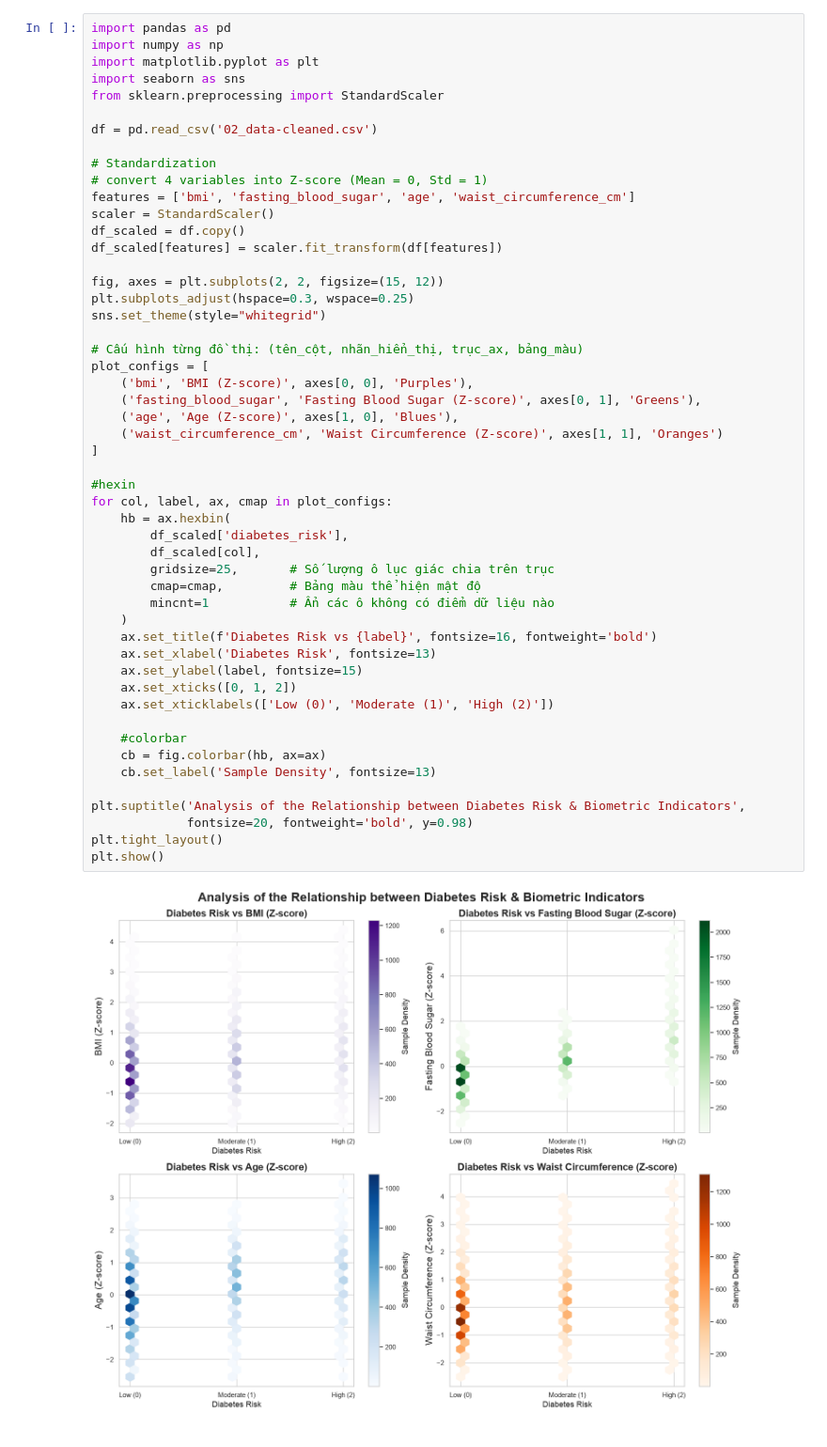
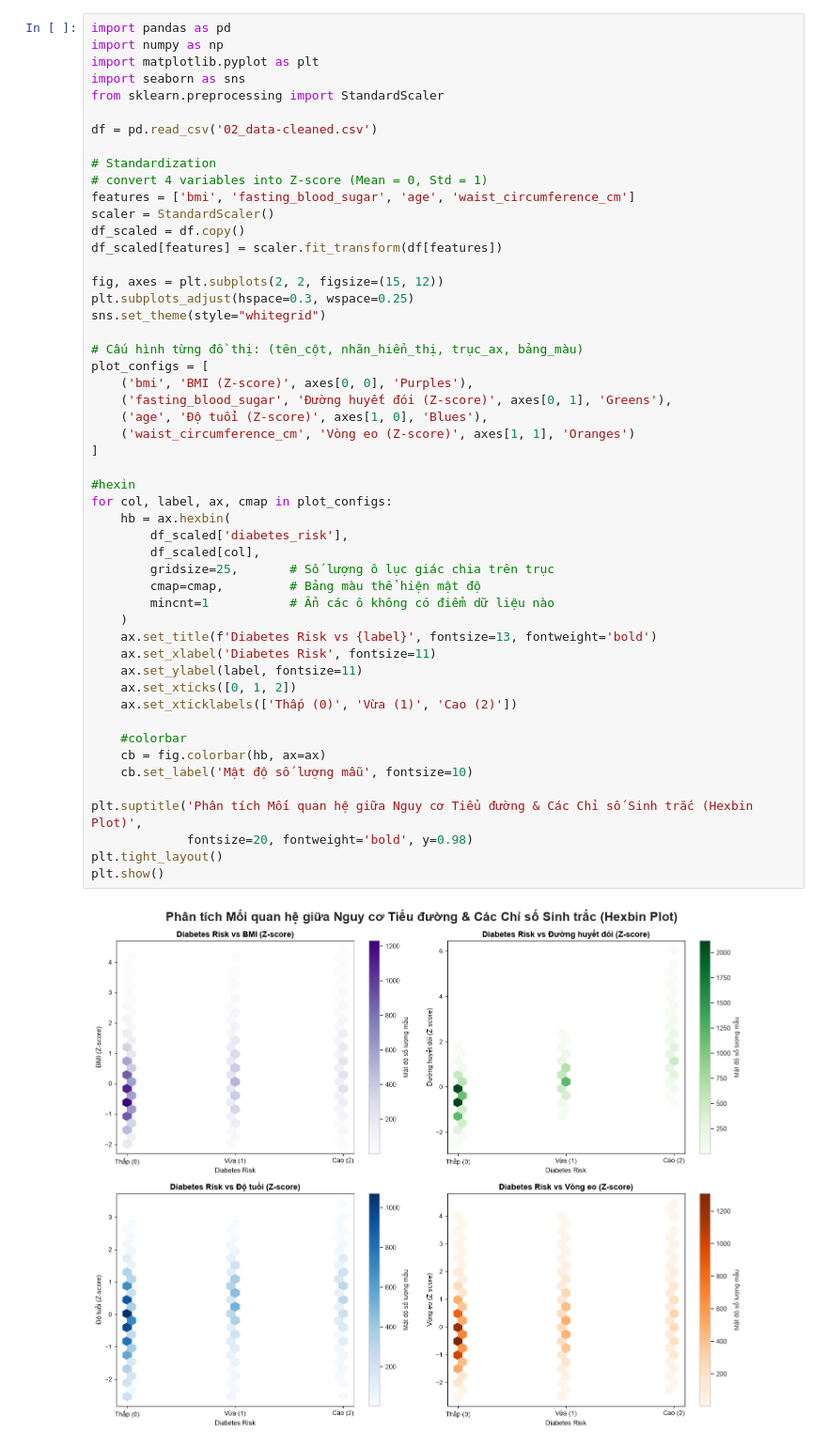
Before and after one commit to AramNguyen/Diabetes_Risk_Analysis, a Jupyter notebook: graphs.ipynb, the cells around one changed output. Shown at 94% size. Saved outputs shown, nothing was run; the diff lists cells and outputs as text.

```diff
--- a/graphs.ipynb
+++ b/graphs.ipynb
@@ -14,40 +14,40 @@ scaler = StandardScaler()
 df_scaled = df.copy()
 df_scaled[features] = scaler.fit_transform(df[features])
 
 fig, axes = plt.subplots(2, 2, figsize=(15, 12))
 plt.subplots_adjust(hspace=0.3, wspace=0.25)
 sns.set_theme(style="whitegrid")
 
 # Cấu hình từng đồ thị: (tên_cột, nhãn_hiển_thị, trục_ax, bảng_màu)
 plot_configs = [
     ('bmi', 'BMI (Z-score)', axes[0, 0], 'Purples'),
-    ('fasting_blood_sugar', 'Fasting Blood Sugar (Z-score)', axes[0, 1], 'Greens'),
-    ('age', 'Age (Z-score)', axes[1, 0], 'Blues'),
-    ('waist_circumference_cm', 'Waist Circumference (Z-score)', axes[1, 1], 'Oranges')
+    ('fasting_blood_sugar', 'Đường huyết đói (Z-score)', axes[0, 1], 'Greens'),
+    ('age', 'Độ tuổi (Z-score)', axes[1, 0], 'Blues'),
+    ('waist_circumference_cm', 'Vòng eo (Z-score)', axes[1, 1], 'Oranges')
 ]
 
 #hexin
 for col, label, ax, cmap in plot_configs:
     hb = ax.hexbin(
         df_scaled['diabetes_risk'],
         df_scaled[col],
         gridsize=25,       # Số lượng ô lục giác chia trên trục
         cmap=cmap,         # Bảng màu thể hiện mật độ
         mincnt=1           # Ẩn các ô không có điểm dữ liệu nào
     )
-    ax.set_title(f'Diabetes Risk vs {label}', fontsize=16, fontweight='bold')
-    ax.set_xlabel('Diabetes Risk', fontsize=13)
-    ax.set_ylabel(label, fontsize=15)
+    ax.set_title(f'Diabetes Risk vs {label}', fontsize=13, fontweight='bold')
+    ax.set_xlabel('Diabetes Risk', fontsize=11)
+    ax.set_ylabel(label, fontsize=11)
     ax.set_xticks([0, 1, 2])
-    ax.set_xticklabels(['Low (0)', 'Moderate (1)', 'High (2)'])
+    ax.set_xticklabels(['Thấp (0)', 'Vừa (1)', 'Cao (2)'])
 
     #colorbar
     cb = fig.colorbar(hb, ax=ax)
-    cb.set_label('Sample Density', fontsize=13)
+    cb.set_label('Mật độ số lượng mẫu', fontsize=10)
 
-plt.suptitle('Analysis of the Relationship between Diabetes Risk & Biometric Indicators',
+plt.suptitle('Phân tích Mối quan hệ giữa Nguy cơ Tiểu đường & Các Chỉ số Sinh trắc (Hexbin Plot)',
              fontsize=20, fontweight='bold', y=0.98)
 plt.tight_layout()
 plt.show()
 # %% [output]
-[figure, old version]
+[figure, new version]
```
